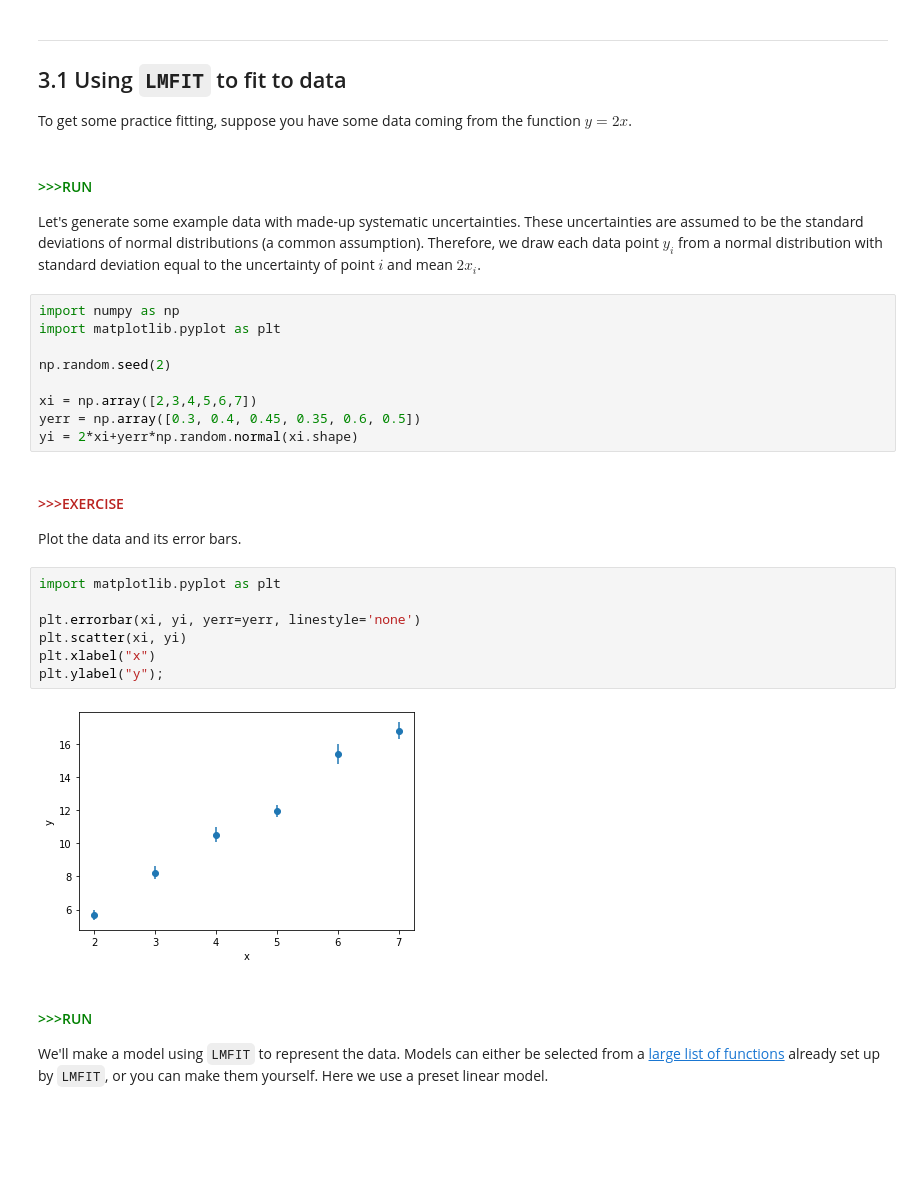
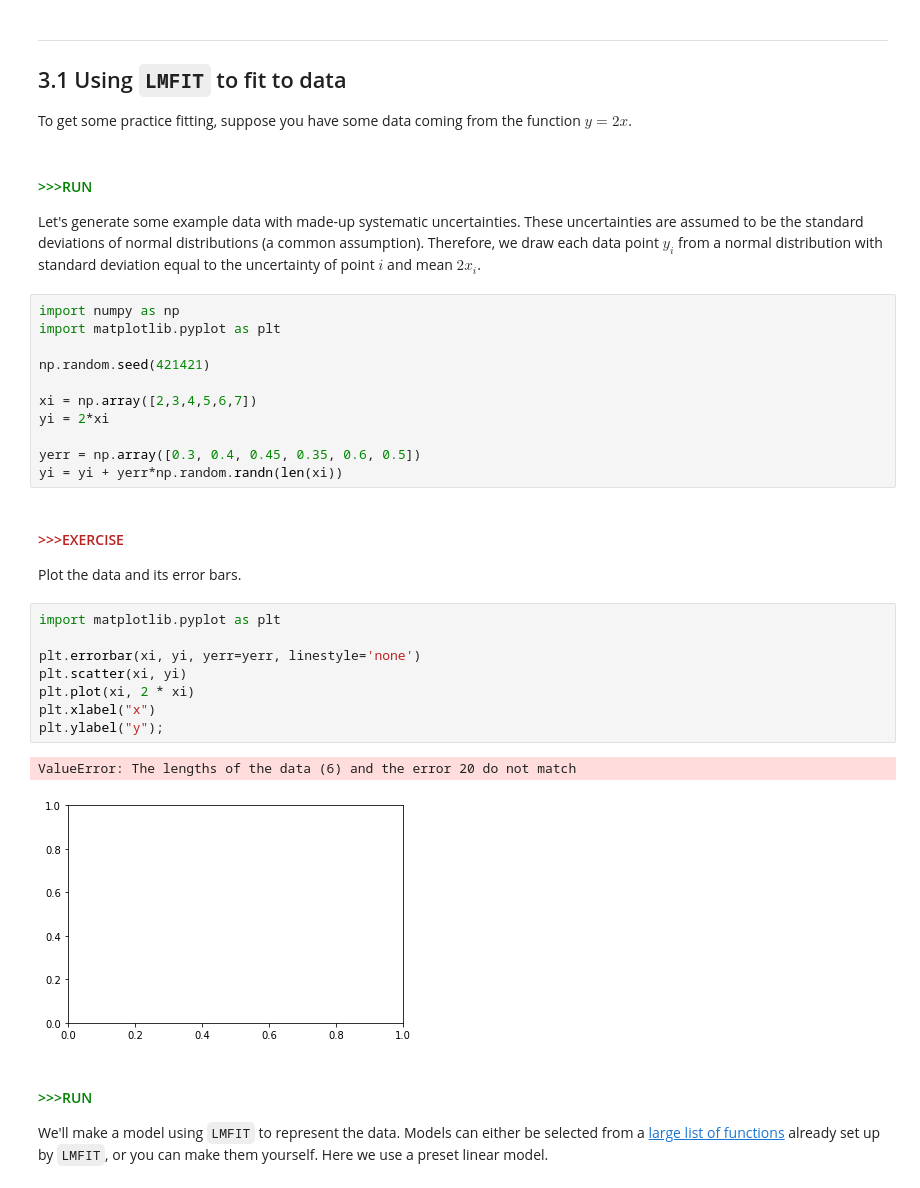
Before and after one commit to violatingcp/MIT_8.S50, a Jupyter notebook: Recitation3/Recitation_03_learner_soln.ipynb, the cells around one changed output. Saved outputs shown, nothing was run; the diff lists cells and outputs as text; blank space fills up the shorter version.

```diff
--- a/Recitation3/Recitation_03_learner_soln.ipynb
+++ b/Recitation3/Recitation_03_learner_soln.ipynb
@@ -44,11 +44,13 @@ Let's generate some example data with made-up systematic uncertainties. These un
 import numpy as np
 import matplotlib.pyplot as plt
 
-np.random.seed(2)
+np.random.seed(421421)
 
 xi = np.array([2,3,4,5,6,7])
+yi = 2*xi
+
 yerr = np.array([0.3, 0.4, 0.45, 0.35, 0.6, 0.5])
-yi = 2*xi+yerr*np.random.normal(xi.shape)
+yi = yi + yerr*np.random.randn(len(xi))
 -->
 
 <!--end-block-->
@@ -56,11 +58,13 @@ yi = 2*xi+yerr*np.random.normal(xi.shape)
 import numpy as np
 import matplotlib.pyplot as plt
 
-np.random.seed(2)
+np.random.seed(421421)
 
 xi = np.array([2,3,4,5,6,7])
+yi = 2*xi
+
 yerr = np.array([0.3, 0.4, 0.45, 0.35, 0.6, 0.5])
-yi = 2*xi+yerr*np.random.normal(xi.shape)
+yi = yi + yerr*np.random.randn(len(xi))
 # %% [markdown]
 <!--start-block-->
 #### <span style="color:#BA2220">>>>EXERCISE</span>
@@ -80,18 +84,21 @@ import matplotlib.pyplot as plt
 
 plt.errorbar(xi, yi, yerr=yerr, linestyle='none')
 plt.scatter(xi, yi)
+plt.plot(xi, 2 * xi)
 plt.xlabel("x")
 plt.ylabel("y");
 -->
 # %%
 import matplotlib.pyplot as plt
 
 plt.errorbar(xi, yi, yerr=yerr, linestyle='none')
 plt.scatter(xi, yi)
+plt.plot(xi, 2 * xi)
 plt.xlabel("x")
 plt.ylabel("y");
 # %% [output]
+ValueError: The lengths of the data (6) and the error 20 do not match
-[figure, old version]
+[figure, new version]
 # %% [markdown]
 <!--start-block-->
 #### <span style="color:green">>>>RUN</span>
```
Also changed, not shown: parts of 12 cells of this notebook.
